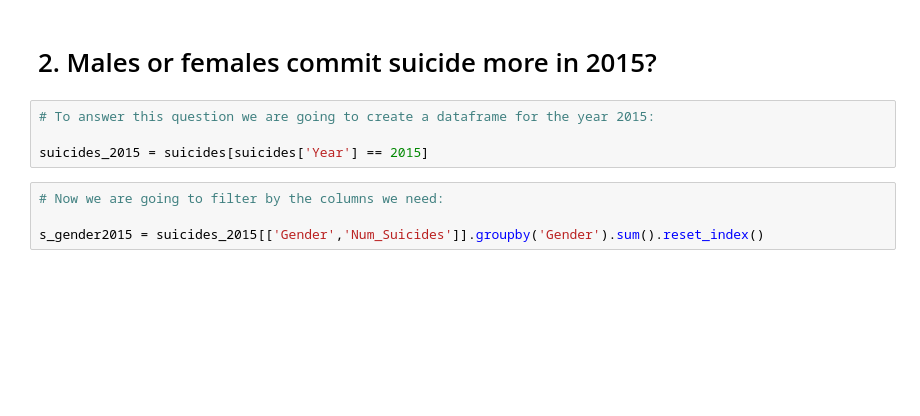
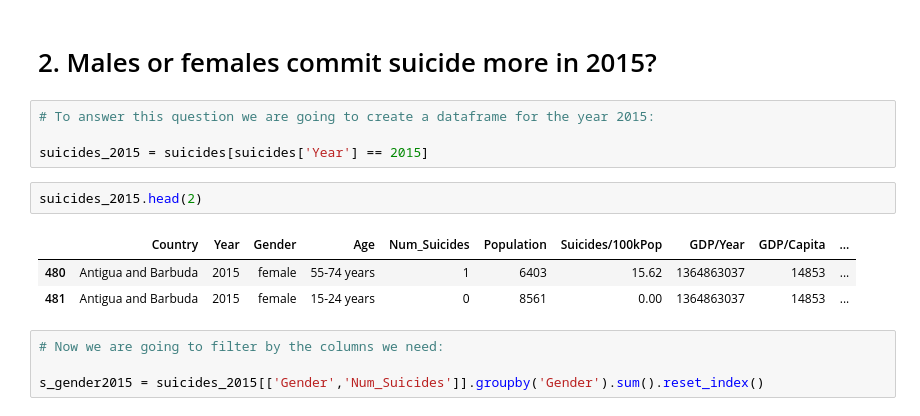
Before and after one commit to cinlaozdemir/Project-Week-3-Data-Thieves, a Jupyter notebook: your-project/Project3_DescStats-Copy2.ipynb, the cells around one changed output. Cells and saved outputs as stored; diff of their text form; blank space fills up the shorter version.

```diff
--- a/your-project/Project3_DescStats-Copy2.ipynb
+++ b/your-project/Project3_DescStats-Copy2.ipynb
@@ -54,6 +54,12 @@ tot_s_mf
 # To answer this question we are going to create a dataframe for the year 2015:
 
 suicides_2015 = suicides[suicides['Year'] == 2015]
+# %%
+suicides_2015.head(2)
+# %% [output]
+|  | Country | Year | Gender | Age | Num_Suicides | Population | Suicides/100kPop | GDP/Year | GDP/Capita | ... |
+| 480 | Antigua and Barbuda | 2015 | female | 55-74 years | 1 | 6403 | 15.62 | 1364863037 | 14853 | ... |
+| 481 | Antigua and Barbuda | 2015 | female | 15-24 years | 0 | 8561 | 0.00 | 1364863037 | 14853 | ... |
 # %%
 # Now we are going to filter by the columns we need:
 
```
Also changed, not shown: parts of 144 cells of this notebook.
